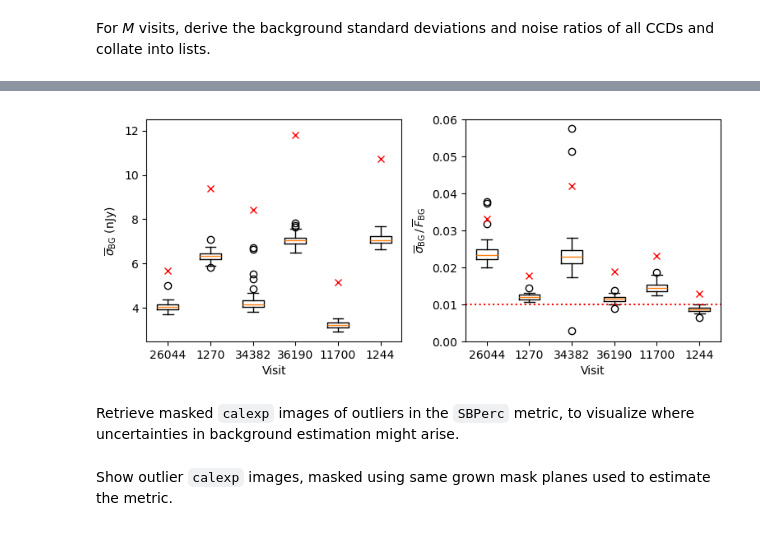
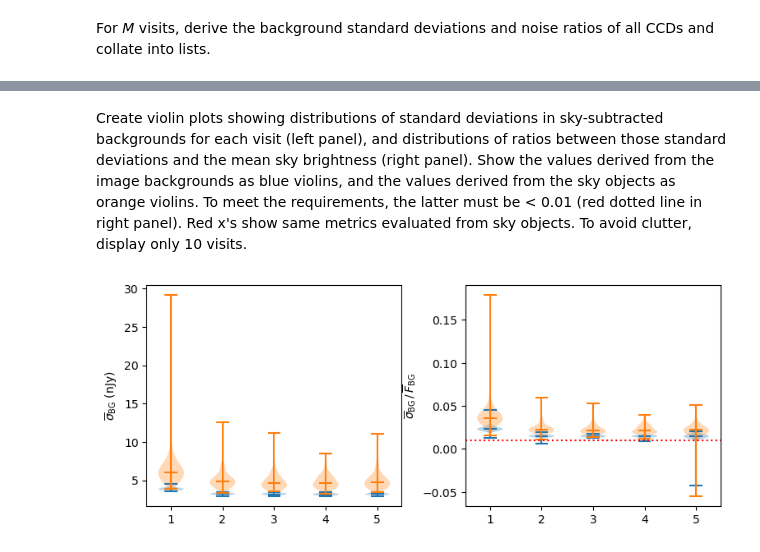
Before and after one commit to zhouconghao/sciunit_lsb, a Jupyter notebook: notebooks/test_LVV-T1074.ipynb, the cells around one changed output, grey strips where cells are left out. Drawn from its saved outputs; the diff is of its cells as text; code cells hidden in the pictures.

```diff
--- a/notebooks/test_LVV-T1074.ipynb
+++ b/notebooks/test_LVV-T1074.ipynb
@@ -229,8 +265,15 @@ Print the standard deviations derived each way to the screen, for each visit, an
 # %%
-print("Standard deviations and ratios with mean background flux for each RC2 visit tested")
+print("Standard deviations and ratios with mean background flux for five randomly chosen calexps")
 print("==================================================================================")
-for key in noiseDict.keys():
+rng = np.random.default_rng(12345)  # Arbitrary seed
+if len(visits) < 5:
+    idx = np.arange(len(visits))
+else:
+    idx = rng.choice(np.arange(len(visits)), size=5, replace=False)
+keys = np.array(list(noiseDict.keys()))[idx]
+for key in keys:
+    idy = rng.choice(np.arange(9))  # Random detector ID
     print("Visit %d: sigBG=%.3f nJy, sigObjs=%.3f nJy, sigBG/fBG=%.3f, sigObjs/fObjs=%.3f"
-          % (key, np.nanmean(noiseDict[key]["sigSkyBg"]), noiseDict[key]["sigSkyObj"],
-            np.nanmean(noiseDict[key]["noiseFracBg"]), noiseDict[key]["noiseFracObj"]))
+          % (key, np.nanmean(noiseDict[key]["sigSkyBg"][idy]), noiseDict[key]["sigSkyObj"][idy],
+            np.nanmean(noiseDict[key]["noiseFracBg"][idy]), noiseDict[key]["noiseFracObj"][idy]))
 # %% [output]
@@ -253,23 +317,31 @@ Create box and whisker plots showing distributions of standard deviations in sky
+# %% [markdown]
+Create violin plots showing distributions of standard deviations in sky-subtracted backgrounds for each visit (left panel), and distributions of ratios between those standard deviations and the mean sky brightness (right panel).  Show the values derived from the image backgrounds as blue violins, and the values derived from the sky objects as orange violins.  To meet the requirements, the latter must be < 0.01 (red dotted line in right panel).  Red x's show same metrics  evaluated from sky objects.  To avoid clutter, display only 10 visits.
 # %%
+# Pick 10 visits of the full sample at random, or all if len < 10
+if len(visits) < 10:
+    idx = np.arange(len(visits))
+else:
+    idx = rng.choice(np.arange(len(visits)), size=10, replace=False)
+
 fig, ax = plt.subplots(1, 2, figsize=(9, 3.5))
-# Standard deviations
-ax[0].boxplot([noiseDict[visits[i]]["sigSkyBg"] for i in range(len(visits))],
-          tick_labels=visits)
-ax[0].plot(np.arange(1, len(visits)+1), [noiseDict[key]["sigSkyObj"] for key in visits], "rx")
-ax[0].set_ylim([2.5, 12.5])
+# Standard deviation
+# From background flux distributions
+ax[0].violinplot([noiseDict[visits[i]]["sigSkyBg"] for i in idx],
+                 showmedians=True)
+# From sky objects
+ax[0].violinplot([noiseDict[visits[i]]["sigSkyObj"] for i in idx],
+                showmedians=True)
 ax[0].set_ylabel(r"$\overline{\sigma}_{\rm BG}$ (nJy)")
-ax[0].set_xlabel("Visit")
 
-# Standard deviations / mean background flux
-ax[1].boxplot([noiseDict[visits[i]]["noiseFracBg"] for i in range(len(visits))],
-          tick_labels=visits)
-ax[1].plot(np.arange(1, len(visits)+1), [noiseDict[key]["noiseFracObj"] for key in visits], "rx")
+# Standard deviation / mean background flux
+# From background flux distributions
+ax[1].violinplot([noiseDict[visits[i]]["noiseFracBg"] for i in idx],
+                showmedians=True)
+# From sky objects
+ax[1].violinplot([noiseDict[visits[i]]["noiseFracObj"] for i in idx],
+                showmedians=True)
 ax[1].axhline(0.01, c="r", linestyle=":")
-ax[1].set_ylim([0, 0.06])
 ax[1].set_ylabel(r"$\overline{\sigma}_{\rm BG}\, /\, \overline{F}_{\rm BG}$")
-ax[1].set_xlabel("Visit")
 plt.subplots_adjust(wspace=0.25)
 # %% [output]
-[figure, old version]
+[figure, new version]
-# %% [markdown]
-Retrieve masked `calexp` images of outliers in the `SBPerc` metric, to visualize where uncertainties in background estimation might arise.
@@ -298,2 +347,0 @@ for i in outIdx34382:
-# %% [markdown]
-Show outlier `calexp` images, masked using same grown mask planes used to estimate the metric.
```
Also changed, not shown: parts of 23 cells of this notebook.
